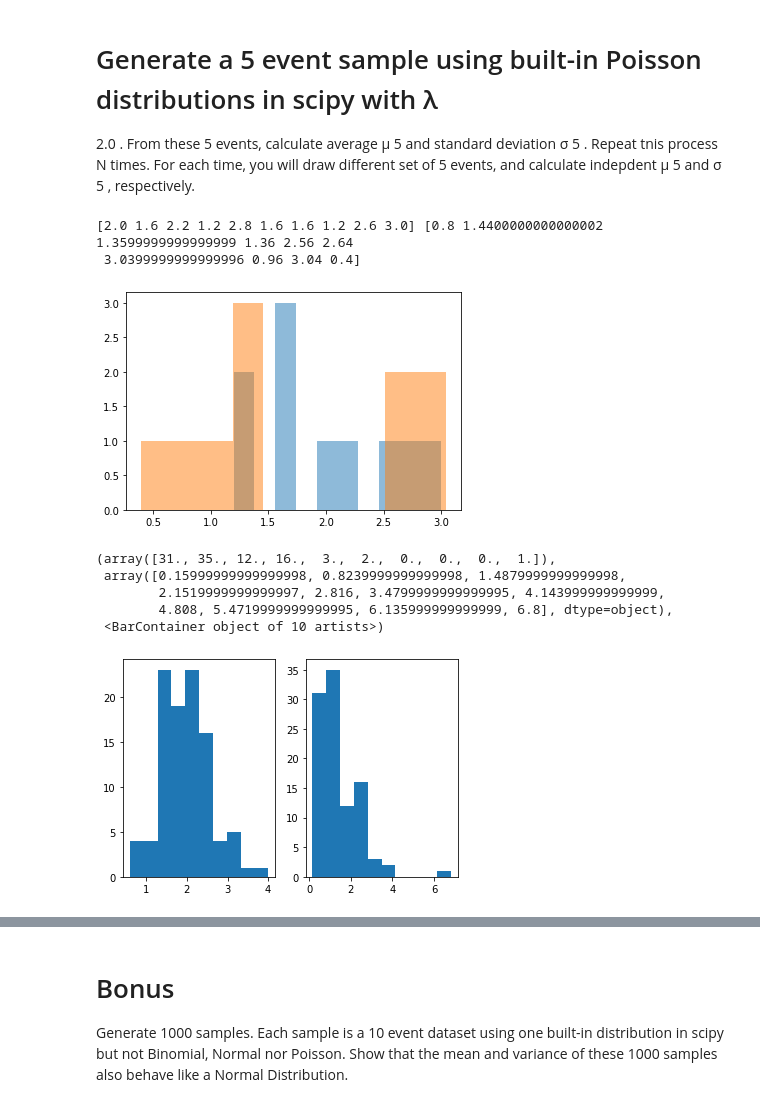
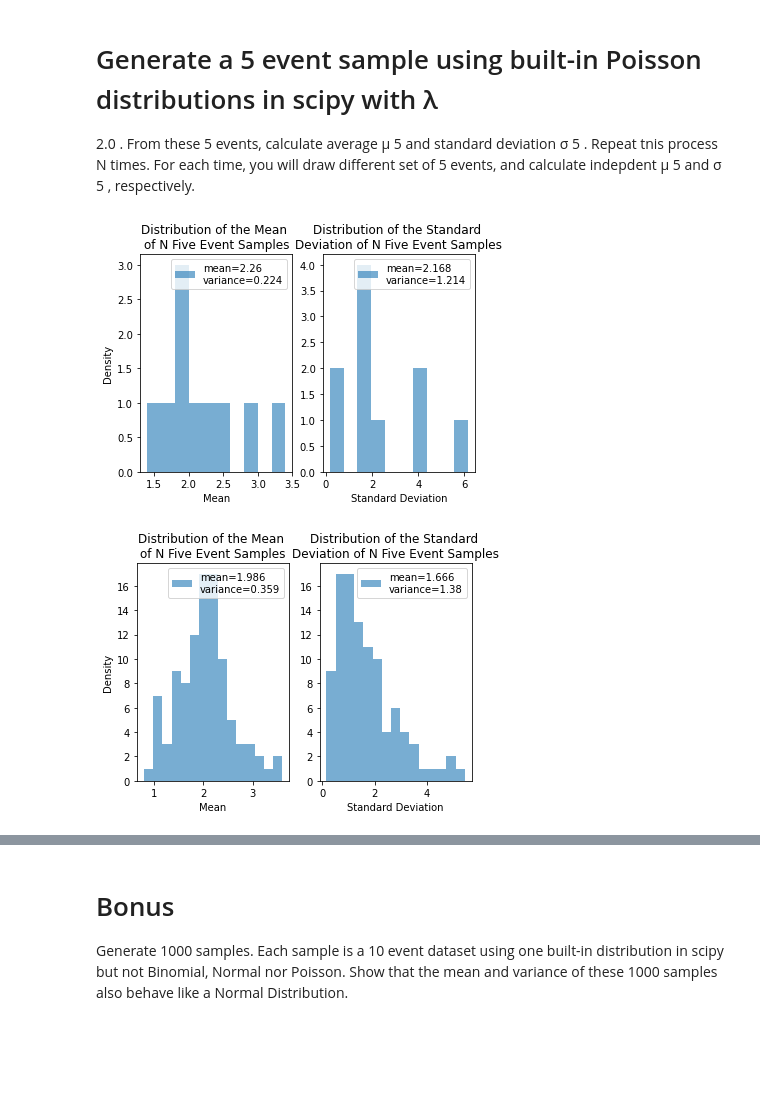
Before and after one commit to kmdao/Physics-434, a Jupyter notebook: Lab2.ipynb, the cells around one changed output, grey strips where cells are left out. Saved outputs shown, nothing was run; the diff lists cells and outputs as text; code cells hidden in the pictures; blank space fills up the shorter version.

```diff
--- a/Lab2.ipynb
+++ b/Lab2.ipynb
@@ -201,33 +207,44 @@ def Poisson(N):
     # print(samples_avg, samples_variance)
     return (samples_avg, samples_variance)
 
-def Poisson_dist(samples_avg, samples_variance):
-    plt.hist(samples_avg, bins=10, alpha=0.5)
-    plt.hist(samples_variance, bins=10, alpha=0.5)
+def Poisson_dist(samples_avg, samples_variance, bins, N):
+    fig, ax = plt.subplots(1,2)
+    ax[0].hist(samples_avg, bins=bins, alpha=0.6)
+    ax[1].hist(samples_variance, bins=bins, alpha=0.6)
+    ax[0].set_title("Distribution of the Mean \nof N Five Event Samples")
+    ax[0].set_xlabel('Mean')
+    ax[1].set_title("Distribution of the Standard \nDeviation of N Five Event Samples")
+    ax[1].set_xlabel('Standard Deviation')
+    ax[0].set_ylabel('Density')
+    A, V = Poisson(N)
+    Dist1_mean = np.mean(A)
+    Dist1_var = np.var(A)
+    Dist2_mean = np.mean(V)
+    Dist2_var = np.var(V)
+    ax[0].legend(['mean='+ str(round(Dist1_mean,3)) + '\nvariance=' + str(round(Dist1_var,3))])
+    ax[1].legend(['mean='+ str(round(Dist2_mean,3)) + '\nvariance=' + str(round(Dist2_var,3))])
     return
 # %%
 # N=10
 
 A10, V10 = Poisson(10)
-plt.show(Poisson_dist(A10, V10))
+
+Dist1_mean = np.mean(A10)
+Dist1_var = np.var(A10)
+
+Dist2_mean = np.mean(V10)
+Dist2_var = np.var(V10)
+
+plt.show(Poisson_dist(A10, V10, 10, 10))
 # %% [output]
-[2.0 1.6 2.2 1.2 2.8 1.6 1.6 1.2 2.6 3.0] [0.8 1.4400000000000002 1.3599999999999999 1.36 2.56 2.64
- 3.0399999999999996 0.96 3.04 0.4]
-[figure, old version]
+[figure, new version]
 # %%
 # N=100
 
 A100, V100 = Poisson(100)
-fig, ax = plt.subplots(1,2)
-ax[0].hist(A100, bins=10)
-ax[1].hist(V100, bins=10)
+plt.show(Poisson_dist(A100, V100, 15, 100))
 # %% [output]
-(array([31., 35., 12., 16.,  3.,  2.,  0.,  0.,  0.,  1.]),
- array([0.15999999999999998, 0.8239999999999998, 1.4879999999999998,
-        2.1519999999999997, 2.816, 3.4799999999999995, 4.143999999999999,
-        4.808, 5.4719999999999995, 6.135999999999999, 6.8], dtype=object),
- <BarContainer object of 10 artists>)
-[figure, old version]
+[figure, new version]
 # %%
 # N=1000
 
```
Also changed, not shown: parts of 9 cells of this notebook.
